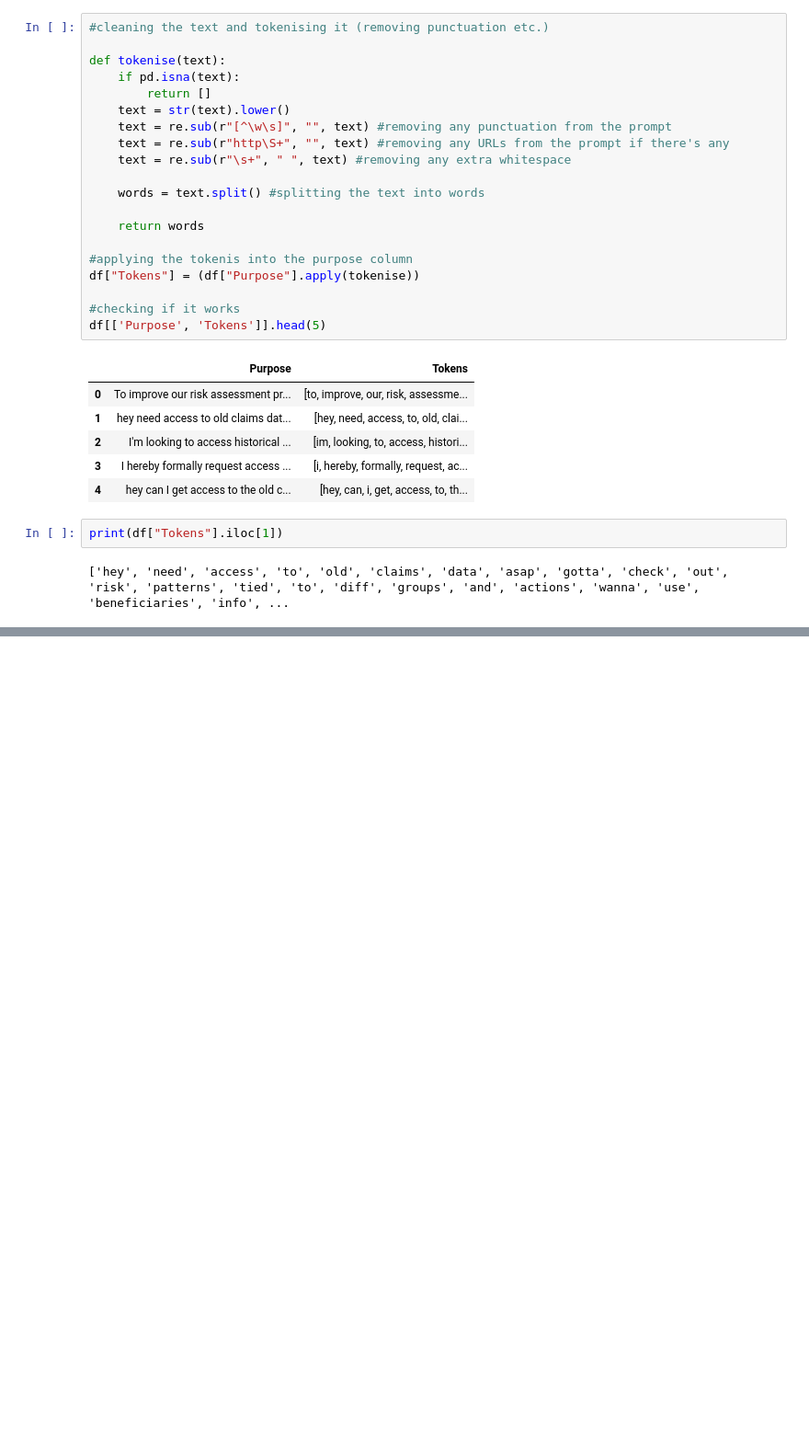
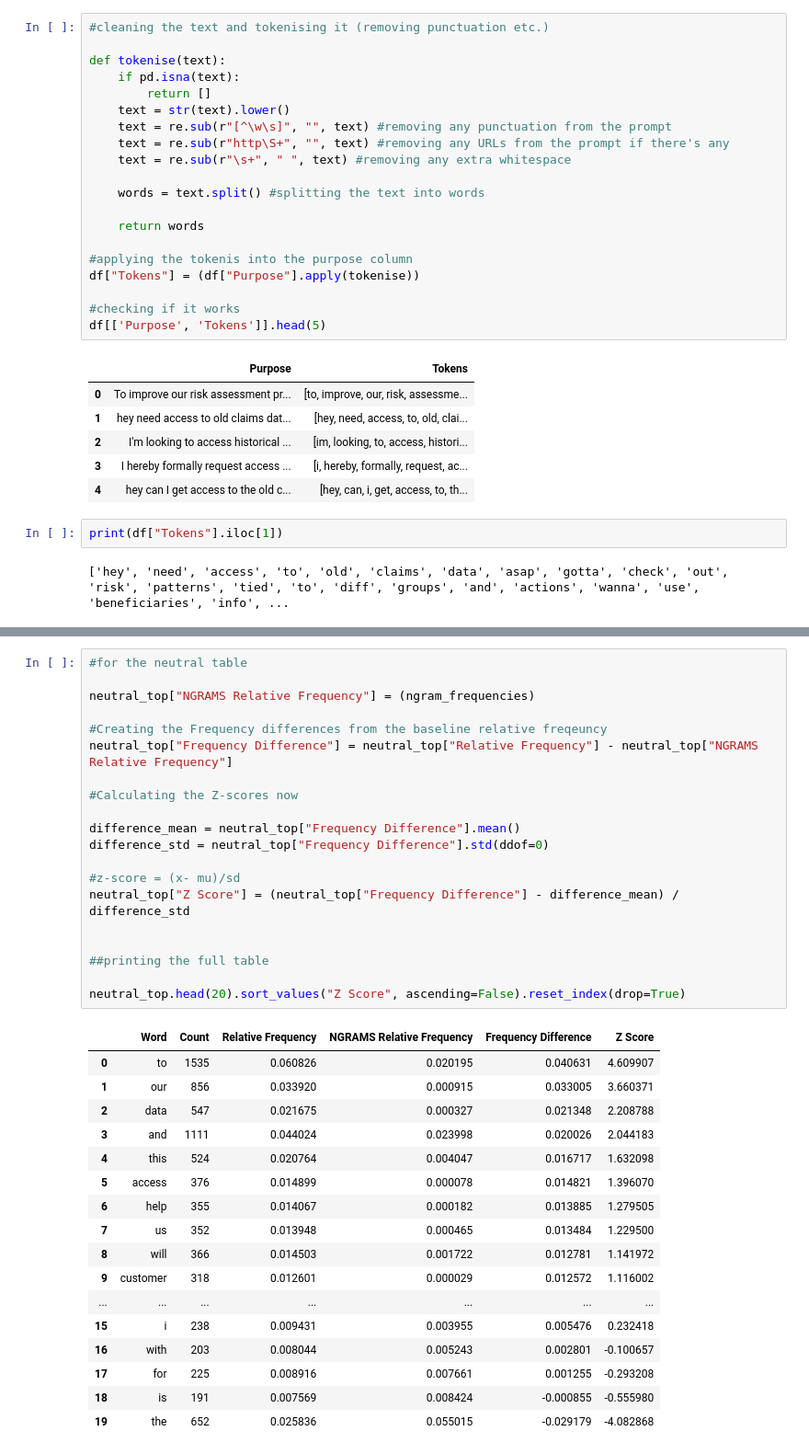
Before and after one commit to arwaguudle/AI-Data-Governance-Project, a Jupyter notebook: Automating-Data-Governance-main/variations_results/4.ipynb, the cells around one changed output, grey strips where cells are left out. Shown at 92% size. Drawn from its saved outputs; the diff is of its cells as text; blank space fills up the shorter version.

```diff
--- a/Automating-Data-Governance-main/variations_results/4.ipynb
+++ b/Automating-Data-Governance-main/variations_results/4.ipynb
@@ -142,0 +410,38 @@ print()
+# %%
+#for the neutral table
+
+neutral_top["NGRAMS Relative Frequency"] = (ngram_frequencies)
+
+#Creating the Frequency differences from the baseline relative freqeuncy
+neutral_top["Frequency Difference"] = neutral_top["Relative Frequency"] - neutral_top["NGRAMS Relative Frequency"]
+
+#Calculating the Z-scores now
+
+difference_mean = neutral_top["Frequency Difference"].mean()
+difference_std = neutral_top["Frequency Difference"].std(ddof=0)
+
+#z-score = (x- mu)/sd
+neutral_top["Z Score"] = (neutral_top["Frequency Difference"] - difference_mean) / difference_std
+
+
+##printing the full table
+
+neutral_top.head(20).sort_values("Z Score", ascending=False).reset_index(drop=True)
+# %% [output]
+|  | Word | Count | Relative Frequency | NGRAMS Relative Frequency | Frequency Difference | Z Score |
+| 0 | to | 1535 | 0.060826 | 0.020195 | 0.040631 | 4.609907 |
+| 1 | our | 856 | 0.033920 | 0.000915 | 0.033005 | 3.660371 |
+| 2 | data | 547 | 0.021675 | 0.000327 | 0.021348 | 2.208788 |
+| 3 | and | 1111 | 0.044024 | 0.023998 | 0.020026 | 2.044183 |
+| 4 | this | 524 | 0.020764 | 0.004047 | 0.016717 | 1.632098 |
+| 5 | access | 376 | 0.014899 | 0.000078 | 0.014821 | 1.396070 |
+| 6 | help | 355 | 0.014067 | 0.000182 | 0.013885 | 1.279505 |
+| 7 | us | 352 | 0.013948 | 0.000465 | 0.013484 | 1.229500 |
+| 8 | will | 366 | 0.014503 | 0.001722 | 0.012781 | 1.141972 |
+| 9 | customer | 318 | 0.012601 | 0.000029 | 0.012572 | 1.116002 |
+| ... | ... | ... | ... | ... | ... | ... |
+| 15 | i | 238 | 0.009431 | 0.003955 | 0.005476 | 0.232418 |
+| 16 | with | 203 | 0.008044 | 0.005243 | 0.002801 | -0.100657 |
+| 17 | for | 225 | 0.008916 | 0.007661 | 0.001255 | -0.293208 |
+| 18 | is | 191 | 0.007569 | 0.008424 | -0.000855 | -0.555980 |
+| 19 | the | 652 | 0.025836 | 0.055015 | -0.029179 | -4.082868 |
```
Also changed, not shown: parts of 9 cells of this notebook.
